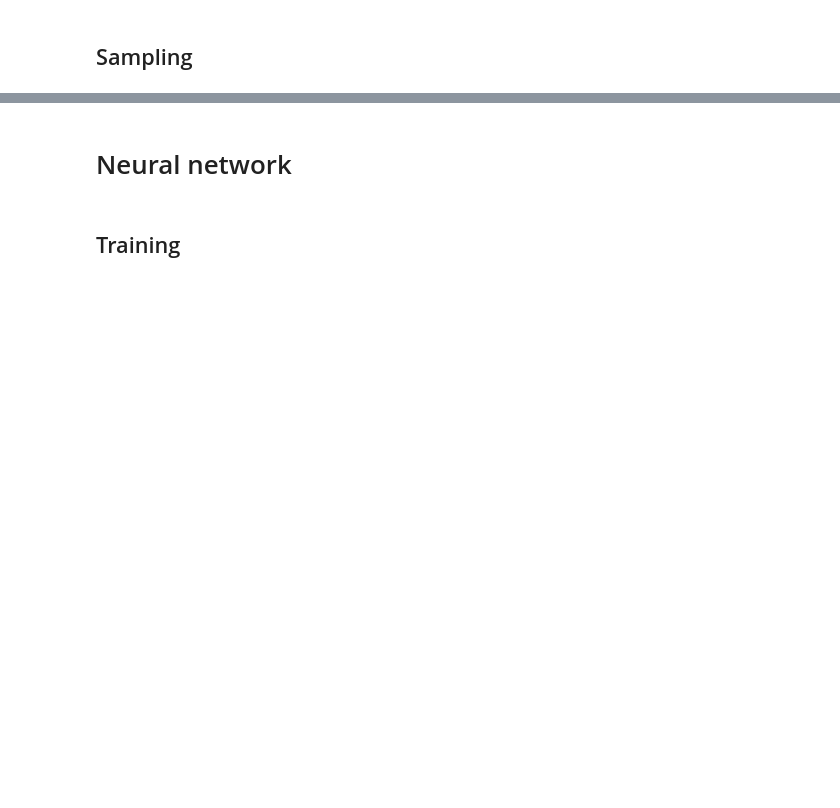
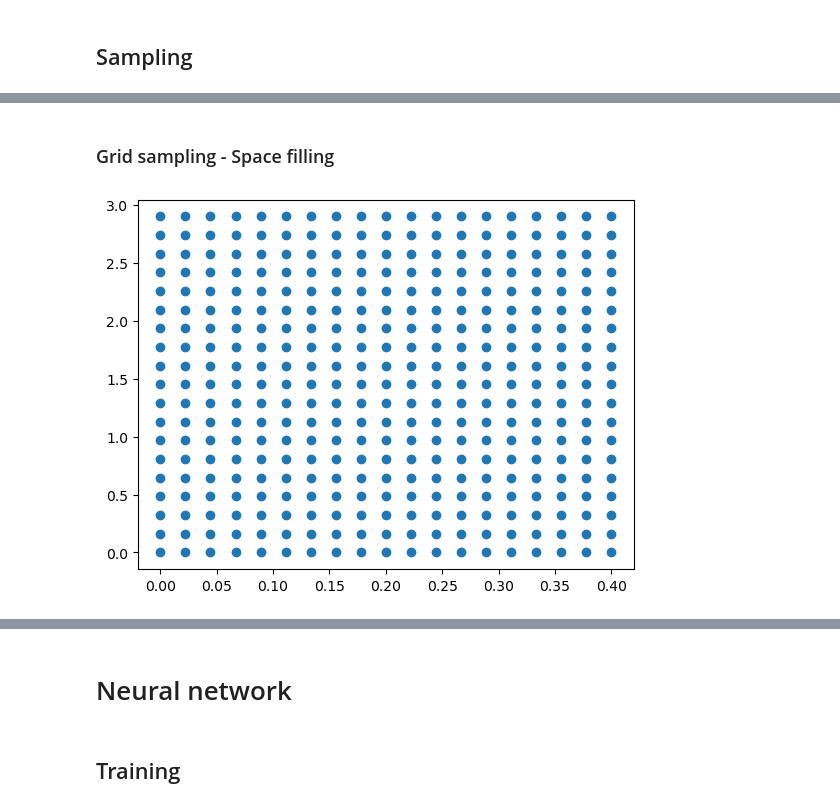
Before and after one commit to darkraisisi/sampling_hillslope_surrogate, a Jupyter notebook: experiments.ipynb, the cells around one changed output, grey strips where cells are left out. Cells and saved outputs as stored; diff of their text form; code cells hidden in the pictures; blank space fills up the shorter version.

```diff
--- a/experiments.ipynb
+++ b/experiments.ipynb
@@ -338,0 +295,10 @@ B_grid.shape, D_grid.shape, n_samples, dB_dt.shape, dD_dt.shape
+# %% [markdown]
+### Grid sampling - Space filling
+# %%
+# # Grid search
+EG = grid.Grid()
+D_grid_fill, B_grid_fill = EG.sample_stack([(0, D_lim), (0, B_lim)], n_samples)
+plt.plot(D_grid_fill, B_grid_fill, "o")
+plt.show()
+# %% [output]
+[figure, added]
```
Also changed, not shown: parts of 78 cells of this notebook, 7 other files.
